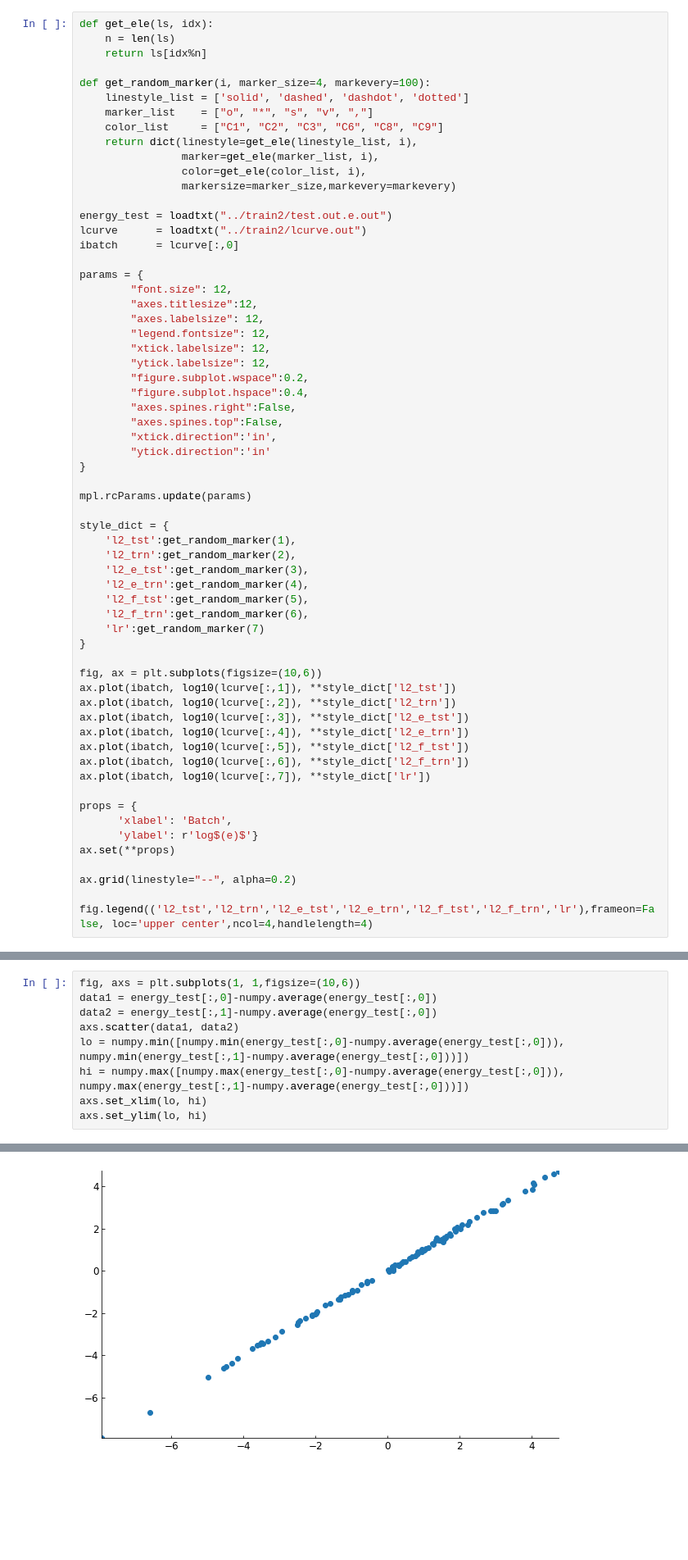
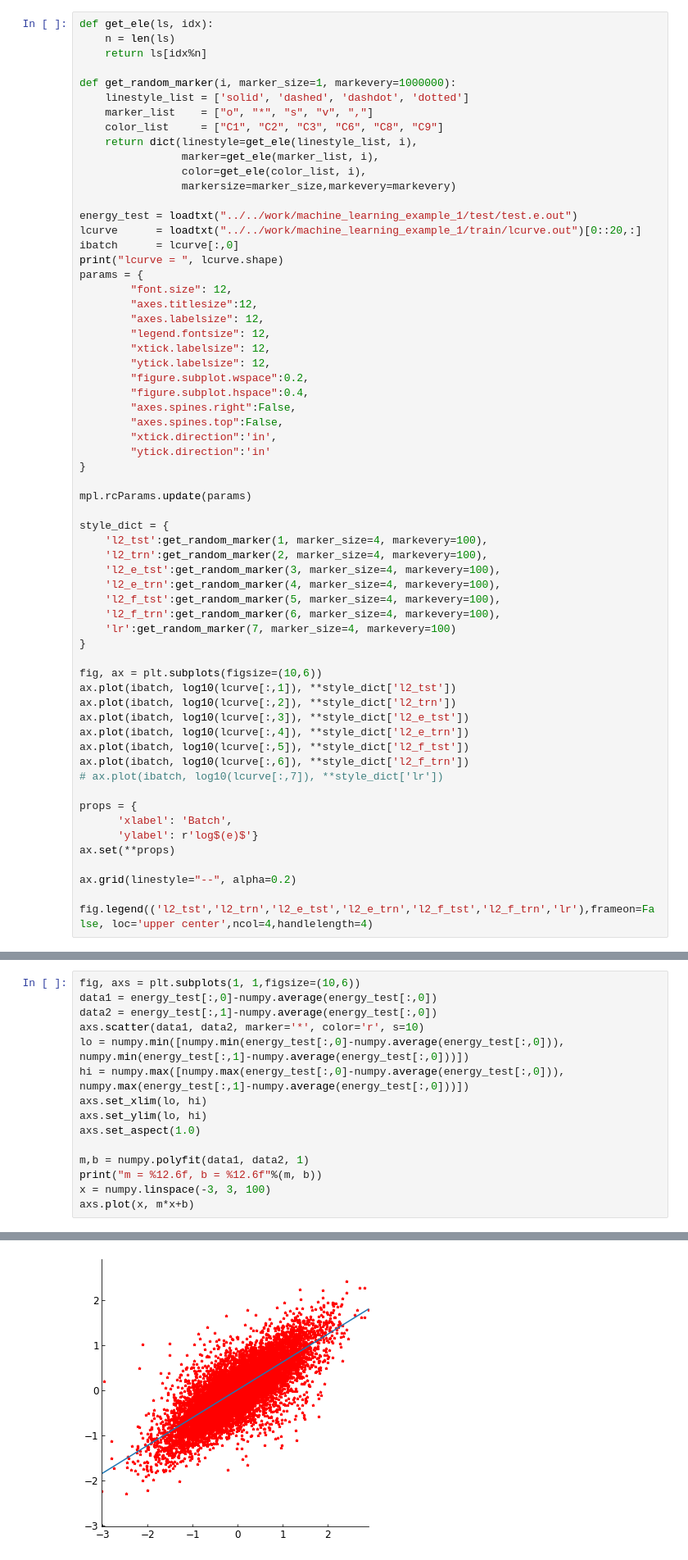
Before and after one commit to cc-ats/machine_learning_example, a Jupyter notebook: script/plot.ipynb, the cells around one changed output, grey strips where cells are left out. Shown at 82% size. Cells and saved outputs as stored; diff of their text form; blank space fills up the shorter version.

```diff
--- a/script/plot.ipynb
+++ b/script/plot.ipynb
@@ -10,7 +10,7 @@ def get_ele(ls, idx):
     n = len(ls)
     return ls[idx%n]
 
-def get_random_marker(i, marker_size=4, markevery=100):
+def get_random_marker(i, marker_size=1, markevery=1000000):
     linestyle_list = ['solid', 'dashed', 'dashdot', 'dotted']
     marker_list    = ["o", "*", "s", "v", ","]
     color_list     = ["C1", "C2", "C3", "C6", "C8", "C9"]
@@ -19,10 +19,10 @@ def get_random_marker(i, marker_size=4, markevery=100):
                 color=get_ele(color_list, i),
                 markersize=marker_size,markevery=markevery)
 
-energy_test = loadtxt("../train2/test.out.e.out")
-lcurve      = loadtxt("../train2/lcurve.out")
+energy_test = loadtxt("../../work/machine_learning_example_1/test/test.e.out")
+lcurve      = loadtxt("../../work/machine_learning_example_1/train/lcurve.out")[0::20,:]
 ibatch      = lcurve[:,0]
-
+print("lcurve = ", lcurve.shape)
 params = {
         "font.size": 12,
         "axes.titlesize":12,
@@ -41,13 +41,13 @@ params = {
 mpl.rcParams.update(params)
 
 style_dict = {
-    'l2_tst':get_random_marker(1),
-    'l2_trn':get_random_marker(2),
-    'l2_e_tst':get_random_marker(3),
-    'l2_e_trn':get_random_marker(4),
-    'l2_f_tst':get_random_marker(5),
-    'l2_f_trn':get_random_marker(6),
-    'lr':get_random_marker(7)
+    'l2_tst':get_random_marker(1, marker_size=4, markevery=100),
+    'l2_trn':get_random_marker(2, marker_size=4, markevery=100),
+    'l2_e_tst':get_random_marker(3, marker_size=4, markevery=100),
+    'l2_e_trn':get_random_marker(4, marker_size=4, markevery=100),
+    'l2_f_tst':get_random_marker(5, marker_size=4, markevery=100),
+    'l2_f_trn':get_random_marker(6, marker_size=4, markevery=100),
+    'lr':get_random_marker(7, marker_size=4, markevery=100)
 }
 
 fig, ax = plt.subplots(figsize=(10,6))
@@ -57,7 +57,7 @@ ax.plot(ibatch, log10(lcurve[:,3]), **style_dict['l2_e_tst'])
 ax.plot(ibatch, log10(lcurve[:,4]), **style_dict['l2_e_trn'])
 ax.plot(ibatch, log10(lcurve[:,5]), **style_dict['l2_f_tst'])
 ax.plot(ibatch, log10(lcurve[:,6]), **style_dict['l2_f_trn'])
-ax.plot(ibatch, log10(lcurve[:,7]), **style_dict['lr'])
+# ax.plot(ibatch, log10(lcurve[:,7]), **style_dict['lr'])
 
 props = {
       'xlabel': 'Batch',
@@ -74,9 +75,15 @@ fig.legend(('l2_tst','l2_trn','l2_e_tst','l2_e_trn','l2_f_tst','l2_f_trn','lr'),
 fig, axs = plt.subplots(1, 1,figsize=(10,6))
 data1 = energy_test[:,0]-numpy.average(energy_test[:,0])
 data2 = energy_test[:,1]-numpy.average(energy_test[:,0])
-axs.scatter(data1, data2)
+axs.scatter(data1, data2, marker='*', color='r', s=10)
 lo = numpy.min([numpy.min(energy_test[:,0]-numpy.average(energy_test[:,0])), numpy.min(energy_test[:,1]-numpy.average(energy_test[:,0]))])
 hi = numpy.max([numpy.max(energy_test[:,0]-numpy.average(energy_test[:,0])), numpy.max(energy_test[:,1]-numpy.average(energy_test[:,0]))])
 axs.set_xlim(lo, hi)
 axs.set_ylim(lo, hi)
+axs.set_aspect(1.0)
+
+m,b = numpy.polyfit(data1, data2, 1)
+print("m = %12.6f, b = %12.6f"%(m, b))
+x = numpy.linspace(-3, 3, 100)
+axs.plot(x, m*x+b)
 # %% [output]
@@ -84,2 +92,2 @@ axs.set_ylim(lo, hi)
-[figure, old version]
+[figure, new version]
 # %%
```
Also changed, not shown: parts of 10 cells of this notebook, 1 other file.
